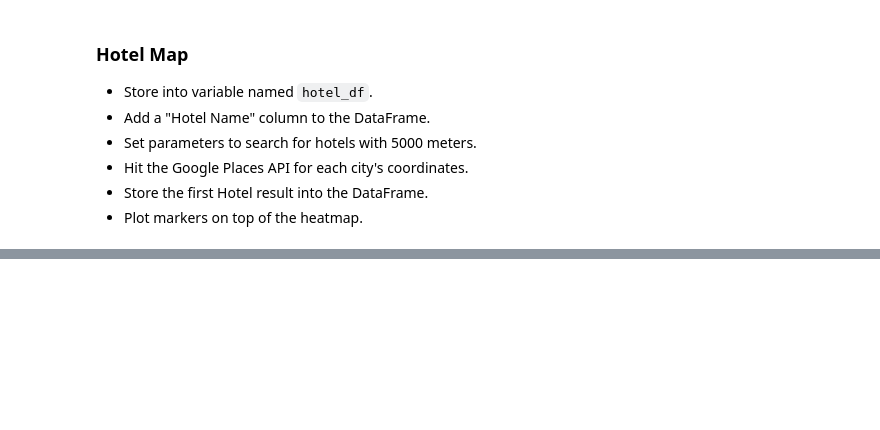
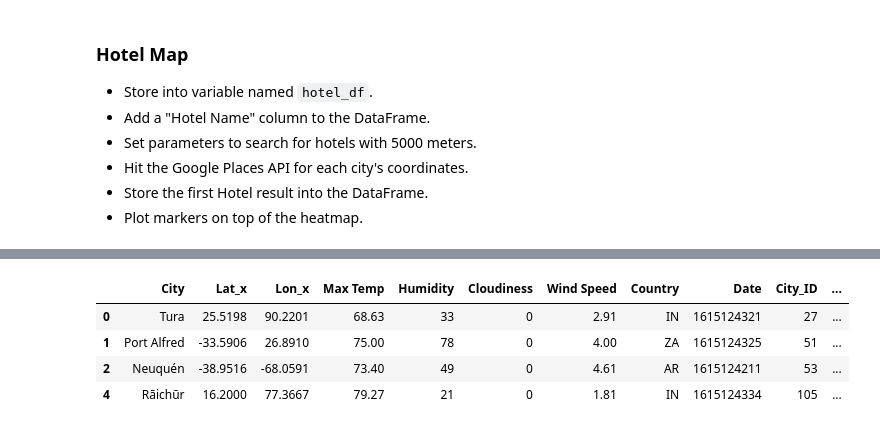
Before and after one commit to rnwokoye/python-api-challenge, a Jupyter notebook: VacationPy/VacationPy.ipynb, the cells around one changed output, grey strips where cells are left out. Cells and saved outputs as stored; diff of their text form; code cells hidden in the pictures; blank space fills up the shorter version.

```diff
--- a/VacationPy/VacationPy.ipynb
+++ b/VacationPy/VacationPy.ipynb
@@ -58,0 +156,33 @@ my_csvDF.head(10)
+# %%
+# nearby hotels search
+target_coordinates = coordinatesList
+target_search = "Hotel"
+target_radius = 5000
+target_type = "lodging"
+hotelsDict = []
+
+# Iterate through the coodinatesList and add params:
+for coord in target_coordinates:
+    params = {
+        "location": f'{coord[1]}, {coord[2]}',
+        "keyword": target_search,
+        "radius": target_radius,
+        "type": target_type,
+        "key": g_key
+    }
+
+    # base url
+    base_url = "https://maps.googleapis.com/maps/api/place/nearbysearch/json?"
+    response = requests.get(base_url, params=params).json()
+    hotelsDict.append((coord[0], response['results']))
+# %%
+# Get the hotel names and geo coord in list
+hotelsList = []
+for i in hotelsDict:
+    try:
+        hotelsList.append([i[0], i[1][0].get('name'), i[1][0].get('geometry').get('location').get('lat'), i[1][0].get('geometry').get('location').get('lng')])
+    except IndexError as e:
+        hotelsList.append([i[0], 'no record'])
+# %%
+hotelsAround = pd.DataFrame(hotelsList, columns=['CityName', 'HotelName', 'Lat', 'Lon'])
+hotelsAround.head(3)
@@ -58,0 +202,11 @@ my_csvDF.head(10)
+# %%
+# Merge the two dataframes by city and city name
+mergedHotel_df = hotel_df.merge(hotelsAround, left_on='City', right_on='CityName').dropna()
+# %%
+mergedHotel_df.head(4)
+# %% [output]
+|  | City | Lat_x | Lon_x | Max Temp | Humidity | Cloudiness | Wind Speed | Country | Date | City_ID | ... |
+| 0 | Tura | 25.5198 | 90.2201 | 68.63 | 33 | 0 | 2.91 | IN | 1615124321 | 27 | ... |
+| 1 | Port Alfred | -33.5906 | 26.8910 | 75.00 | 78 | 0 | 4.00 | ZA | 1615124325 | 51 | ... |
+| 2 | Neuquén | -38.9516 | -68.0591 | 73.40 | 49 | 0 | 4.61 | AR | 1615124211 | 53 | ... |
+| 4 | Rāichūr | 16.2000 | 77.3667 | 79.27 | 21 | 0 | 1.81 | IN | 1615124334 | 105 | ... |
```
Also changed, not shown: parts of 20 cells of this notebook, 1 other file.
